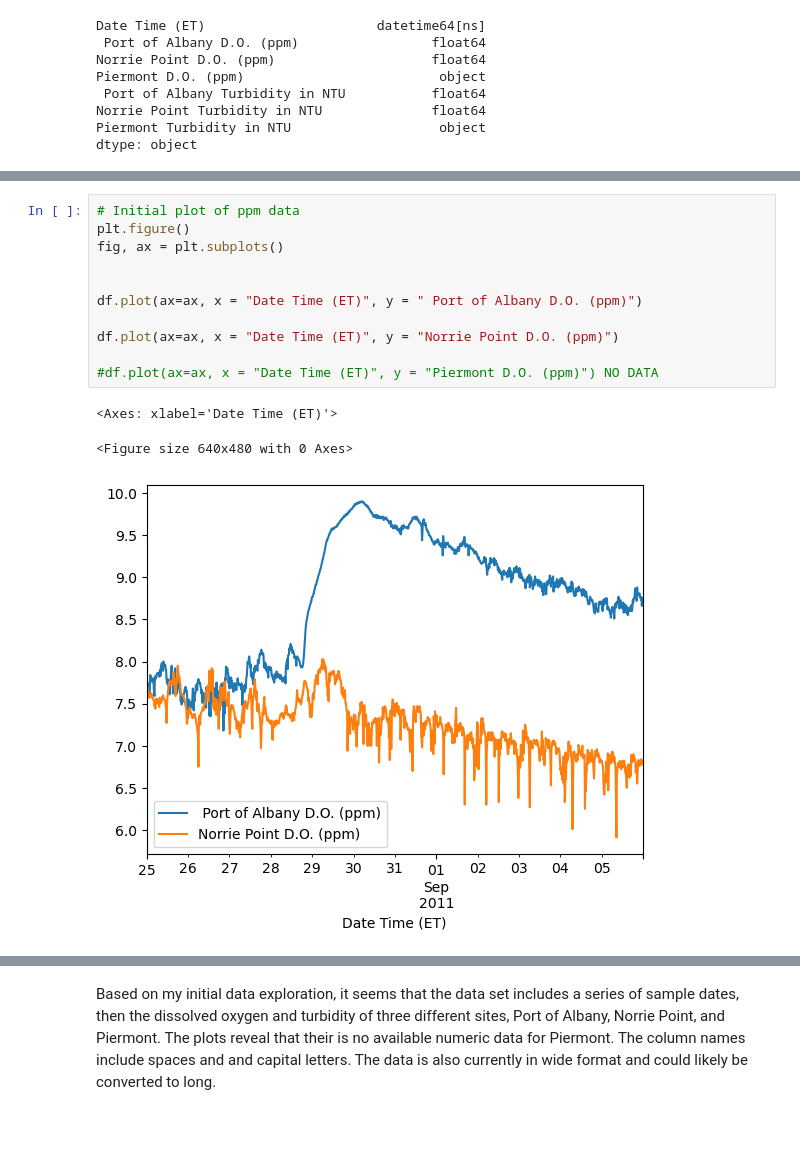
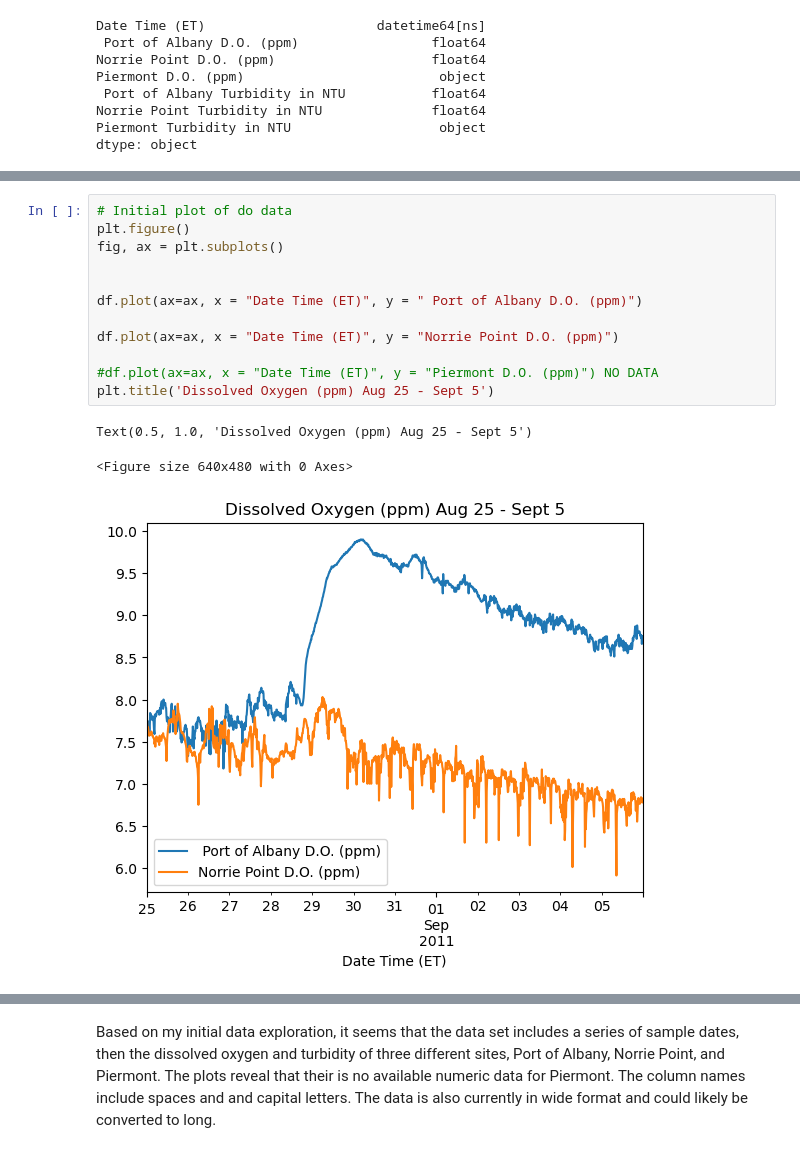
Before and after one commit to jordancsibley/EDS232-labs, a Jupyter notebook: Week1/Lab1-hurricane.ipynb, the cells around one changed output, grey strips where cells are left out. Drawn from its saved outputs; the diff is of its cells as text; blank space fills up the shorter version.

```diff
--- a/Week1/Lab1-hurricane.ipynb
+++ b/Week1/Lab1-hurricane.ipynb
@@ -90,20 +90,21 @@ df.head(5)
 | 3 | 2011-08-25 00:45:00 | 7.72 | 7.67 | NaN | 4.7 | ... |
 | 4 | 2011-08-25 01:00:00 | 7.74 | 7.63 | NaN | 4.4 | ... |
 # %%
-# Initial plot of ppm data
+# Initial plot of do data
 plt.figure()
 fig, ax = plt.subplots()
 
 
 df.plot(ax=ax, x = "Date Time (ET)", y = " Port of Albany D.O. (ppm)")
 
 df.plot(ax=ax, x = "Date Time (ET)", y = "Norrie Point D.O. (ppm)")
 
 #df.plot(ax=ax, x = "Date Time (ET)", y = "Piermont D.O. (ppm)") NO DATA
+plt.title('Dissolved Oxygen (ppm) Aug 25 - Sept 5')
 # %% [output]
-<Axes: xlabel='Date Time (ET)'>
+Text(0.5, 1.0, 'Dissolved Oxygen (ppm) Aug 25 - Sept 5')
 <Figure size 640x480 with 0 Axes>
-[figure, old version]
+[figure, new version]
 # %%
 # Initial plot of turb data
 plt.figure()
```
Also changed, not shown: parts of 6 cells of this notebook.
